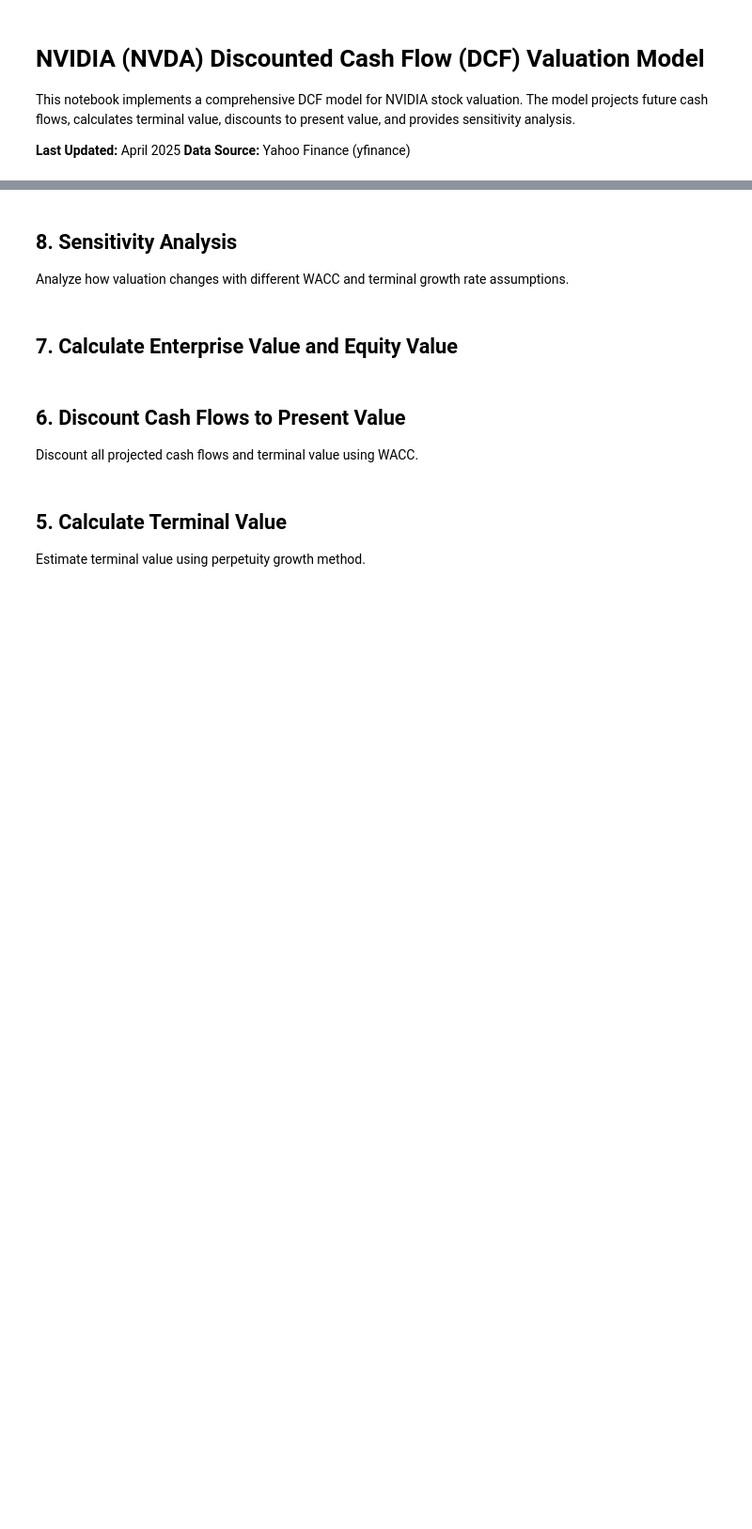
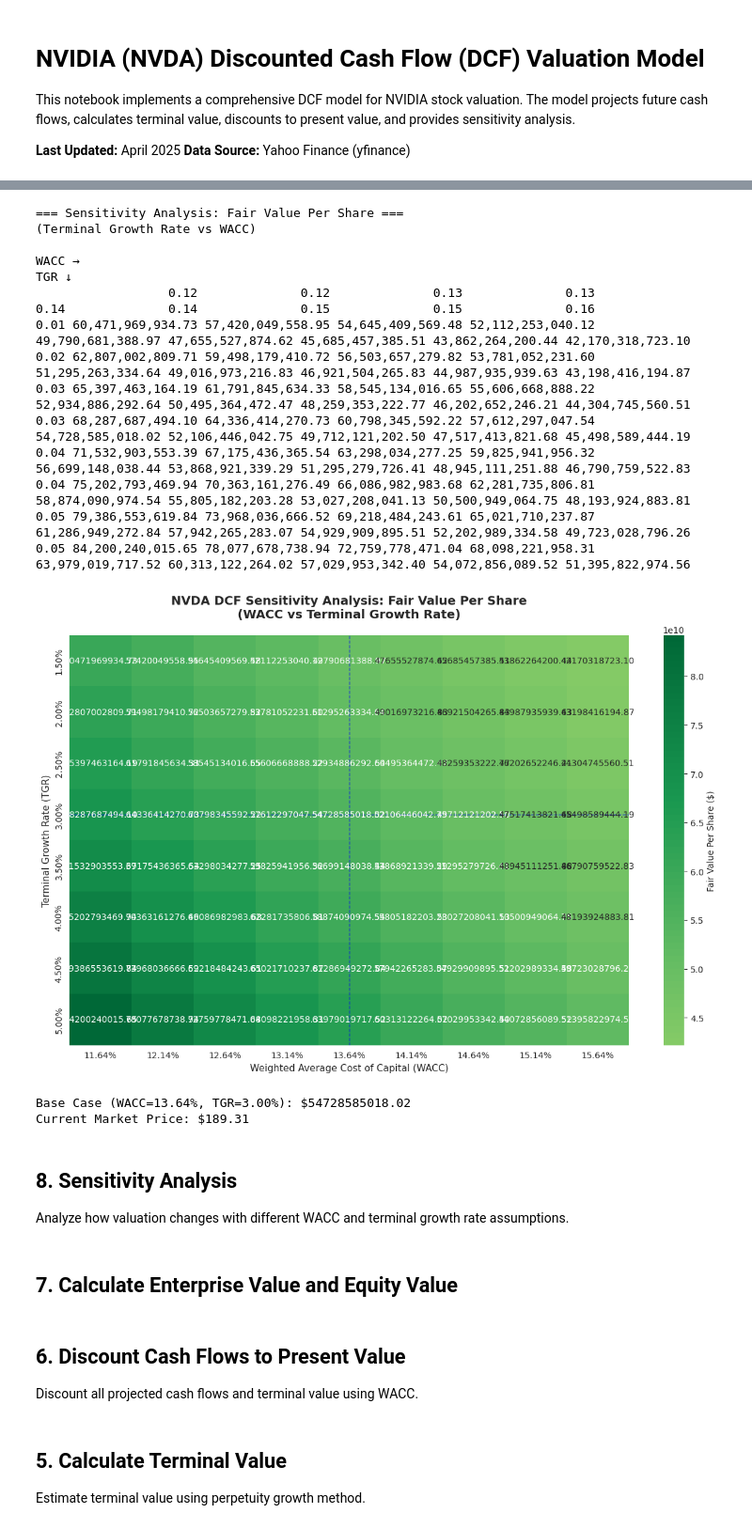
Before and after one commit to CharlesSunDATA/Grab_report_run_DCF, a Jupyter notebook: NVDA_DCF_Model.ipynb, the cells around one changed output, grey strips where cells are left out. Shown at 94% size. Cells and saved outputs as stored; diff of their text form; code cells hidden in the pictures; blank space fills up the shorter version.

```diff
--- a/NVDA_DCF_Model.ipynb
+++ b/NVDA_DCF_Model.ipynb
@@ -248,12 +339,36 @@ print(f"Terminal Value as % of Enterprise Value: {terminal_pv/enterprise_value*1
 # ================================================
 
 # Get balance sheet data for net debt calculation
-current_liabilities = balance_sheet.loc['Current Liabilities'].iloc[0]
-long_term_debt = balance_sheet.loc['Long Term Debt'].iloc[0] if 'Long Term Debt' in balance_sheet.index else 0
-total_debt = current_liabilities.get('Short Term Borrowings', 0) + long_term_debt
-cash_and_equivalents = balance_sheet.loc['Cash And Cash Equivalents'].iloc[0]
+# Note: balance_sheet columns are dates, rows are line items
+# Get the first column (most recent data)
+
+# Extract debt components
+short_term_debt = 0
+long_term_debt_value = 0
+
+# Try to get short term borrowings from current liabilities / short term debt
+if 'Short Term Borrowings' in balance_sheet.index:
+    short_term_debt = balance_sheet.loc['Short Term Borrowings'].iloc[0]
+elif 'Short Current Debt' in balance_sheet.index:
+    short_term_debt = balance_sheet.loc['Short Current Debt'].iloc[0]
+
+# Try to get long term debt
+if 'Long Term Debt' in balance_sheet.index:
+    long_term_debt_value = balance_sheet.loc['Long Term Debt'].iloc[0]
+
+total_debt = short_term_debt + long_term_debt_value
+
+# Get cash and equivalents
+cash_and_equivalents = 0
+if 'Cash And Cash Equivalents' in balance_sheet.index:
+    cash_and_equivalents = balance_sheet.loc['Cash And Cash Equivalents'].iloc[0]
+
+# Convert to float to handle any NaN values
+total_debt = float(total_debt) if not pd.isna(total_debt) else 0
+cash_and_equivalents = float(cash_and_equivalents) if not pd.isna(cash_and_equivalents) else 0
 
 net_debt = total_debt - cash_and_equivalents
+
 print(f"=== Net Debt Calculation ===")
 print(f"Total Debt: ${total_debt/1e9:.2f}B")
 print(f"Cash & Equivalents: ${cash_and_equivalents/1e9:.2f}B")
@@ -330,36 +463,57 @@ for wacc_var in wacc_range:
         fv_share = eq_val * 1e9 / shares_outstanding
         sensitivity_table.loc[tgr_var, wacc_var] = fv_share
 
 # Format for display
 sensitivity_display = sensitivity_table.astype(float).round(2)
 
 print("=== Sensitivity Analysis: Fair Value Per Share ===")
 print("(Terminal Growth Rate vs WACC)")
 print("\nWACC →")
 print(f"TGR ↓")
 print(sensitivity_display.to_string())
 
 # Create heatmap
 fig, ax = plt.subplots(figsize=(12, 8))
 sns.heatmap(sensitivity_display.astype(float), annot=True, fmt='.2f', cmap='RdYlGn',
             center=current_price, cbar_kws={'label': 'Fair Value Per Share ($)'},
             xticklabels=[f'{x*100:.2f}%' for x in wacc_range],
             yticklabels=[f'{y*100:.2f}%' for y in tgr_range], ax=ax)
 
 ax.set_title('NVDA DCF Sensitivity Analysis: Fair Value Per Share\n(WACC vs Terminal Growth Rate)',
              fontsize=14, fontweight='bold', pad=20)
 ax.set_xlabel('Weighted Average Cost of Capital (WACC)', fontsize=11)
 ax.set_ylabel('Terminal Growth Rate (TGR)', fontsize=11)
 
-# Add current price annotation
-plt.axhline(y=np.where(tgr_range == terminal_growth_rate)[0][0] + 0.5, color='blue', linestyle='--', linewidth=1, alpha=0.7)
-plt.axvline(x=np.where(wacc_range == wacc)[0][0] + 0.5, color='blue', linestyle='--', linewidth=1, alpha=0.7)
+# Add current price annotation (find closest values handling floating point precision)
+tgr_idx = np.argmin(np.abs(tgr_range - terminal_growth_rate))
+wacc_idx = np.argmin(np.abs(wacc_range - wacc))
+
+plt.axhline(y=tgr_idx + 0.5, color='blue', linestyle='--', linewidth=1, alpha=0.7)
+plt.axvline(x=wacc_idx + 0.5, color='blue', linestyle='--', linewidth=1, alpha=0.7)
 
 plt.tight_layout()
 plt.show()
 
 print(f"\nBase Case (WACC={wacc*100:.2f}%, TGR={terminal_growth_rate*100:.2f}%): ${fair_value_per_share:.2f}")
 print(f"Current Market Price: ${current_price:.2f}")
+# %% [output]
+=== Sensitivity Analysis: Fair Value Per Share ===
+(Terminal Growth Rate vs WACC)
+
+WACC →
+TGR ↓
+                  0.12              0.12              0.13              0.13              0.14              0.14              0.15              0.15              0.16
+0.01 60,471,969,934.73 57,420,049,558.95 54,645,409,569.48 52,112,253,040.12 49,790,681,388.97 47,655,527,874.62 45,685,457,385.51 43,862,264,200.44 42,170,318,723.10
+0.02 62,807,002,809.71 59,498,179,410.72 56,503,657,279.82 53,781,052,231.60 51,295,263,334.64 49,016,973,216.83 46,921,504,265.83 44,987,935,939.63 43,198,416,194.87
+0.03 65,397,463,164.19 61,791,845,634.33 58,545,134,016.65 55,606,668,888.22 52,934,886,292.64 50,495,364,472.47 48,259,353,222.77 46,202,652,246.21 44,304,745,560.51
+0.03 68,287,687,494.10 64,336,414,270.73 60,798,345,592.22 57,612,297,047.54 54,728,585,018.02 52,106,446,042.75 49,712,121,202.50 47,517,413,821.68 45,498,589,444.19
+0.04 71,532,903,553.39 67,175,436,365.54 63,298,034,277.25 59,825,941,956.32 56,699,148,038.44 53,868,921,339.29 51,295,279,726.41 48,945,111,251.88 46,790,759,522.83
+0.04 75,202,793,469.94 70,363,161,276.49 66,086,982,983.68 62,281,735,806.81 58,874,090,974.54 55,805,182,203.28 53,027,208,041.13 50,500,949,064.75 48,193,924,883.81
+0.05 79,386,553,619.84 73,968,036,666.52 69,218,484,243.61 65,021,710,237.87 61,286,949,272.84 57,942,265,283.07 54,929,909,895.51 52,202,989,334.58 49,723,028,796.26
+0.05 84,200,240,015.65 78,077,678,738.94 72,759,778,471.04 68,098,221,958.31 63,979,019,717.52 60,313,122,264.02 57,029,953,342.40 54,072,856,089.52 51,395,822,974.56
+[figure, added]
+Base Case (WACC=13.64%, TGR=3.00%): $54728585018.02
+Current Market Price: $189.31
 # %% [markdown]
 ## 8. Sensitivity Analysis
 
```
Also changed, not shown: parts of 8 cells of this notebook.
